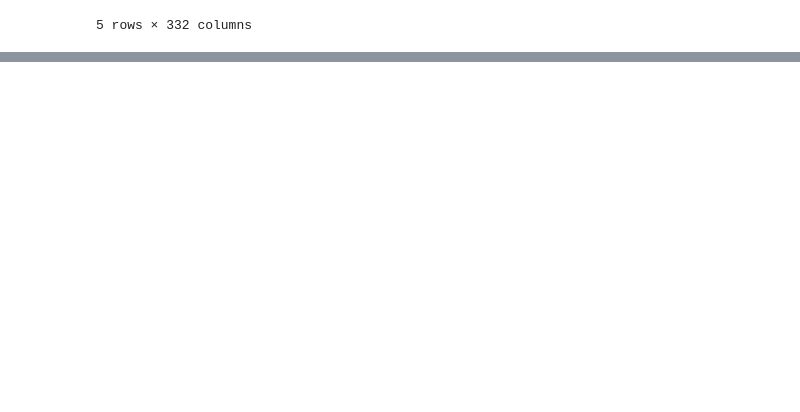
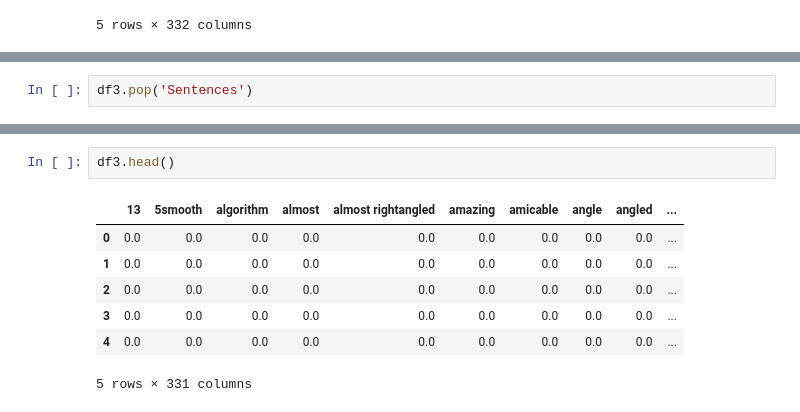
Before and after one commit to prithvikolla/Compuational_Methods_INFO5731, a Jupyter notebook: In_Class_Exersise/In_class_exercise_05.ipynb, the cells around one changed output, grey strips where cells are left out. Drawn from its saved outputs; the diff is of its cells as text; blank space fills up the shorter version.

```diff
--- a/In_Class_Exersise/In_class_exercise_05.ipynb
+++ b/In_Class_Exersise/In_class_exercise_05.ipynb
@@ -473,0 +460,2 @@ df3.head()
+# %%
+df3.pop('Sentences')
@@ -473,0 +475,10 @@ df3.head()
+# %%
+df3.head()
+# %% [output]
+|  | 13 | 5smooth | algorithm | almost | almost rightangled | amazing | amicable | angle | angled | ... |
+| 0 | 0.0 | 0.0 | 0.0 | 0.0 | 0.0 | 0.0 | 0.0 | 0.0 | 0.0 | ... |
+| 1 | 0.0 | 0.0 | 0.0 | 0.0 | 0.0 | 0.0 | 0.0 | 0.0 | 0.0 | ... |
+| 2 | 0.0 | 0.0 | 0.0 | 0.0 | 0.0 | 0.0 | 0.0 | 0.0 | 0.0 | ... |
+| 3 | 0.0 | 0.0 | 0.0 | 0.0 | 0.0 | 0.0 | 0.0 | 0.0 | 0.0 | ... |
+| 4 | 0.0 | 0.0 | 0.0 | 0.0 | 0.0 | 0.0 | 0.0 | 0.0 | 0.0 | ... |
+5 rows × 331 columns
```
Also changed, not shown: parts of 23 cells of this notebook.
